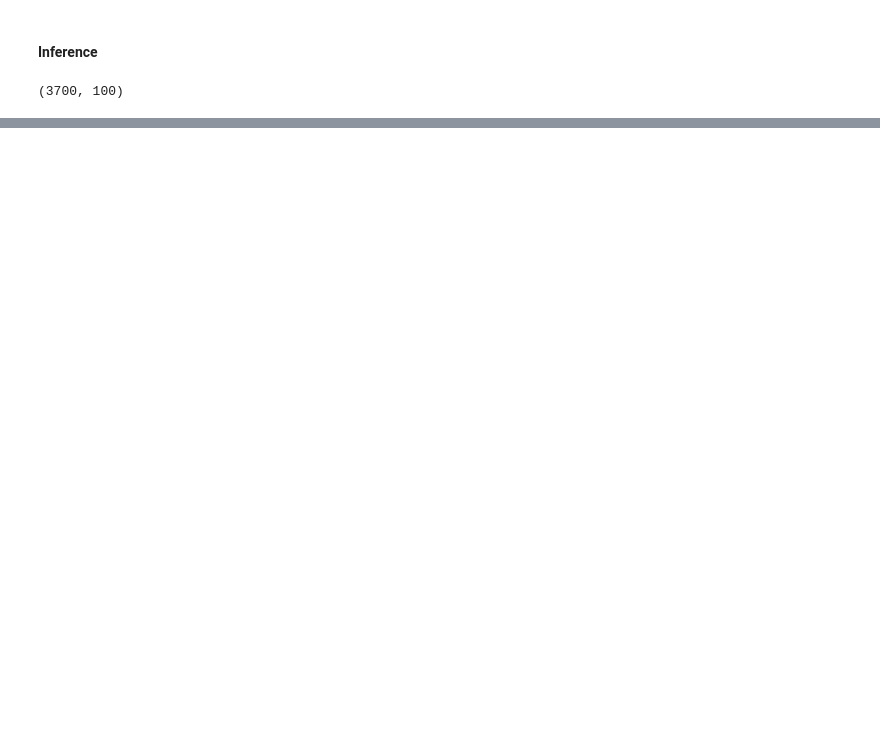
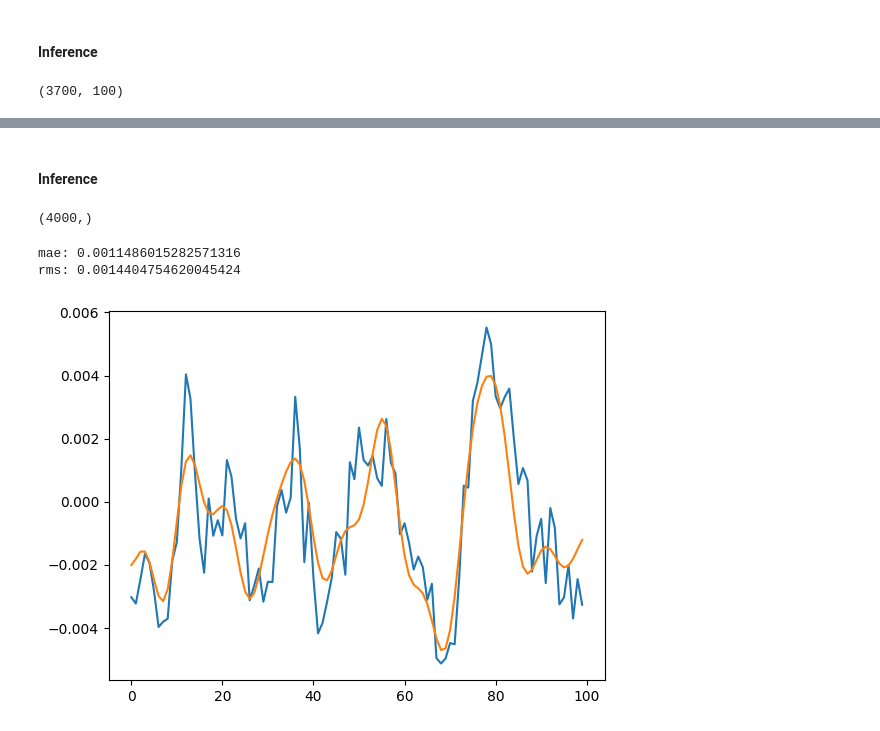
Before and after one commit to maxbalrog/laser-jitter, a Jupyter notebook: usage.ipynb, the cells around one changed output, grey strips where cells are left out. Cells and saved outputs as stored; diff of their text form; code cells hidden in the pictures; blank space fills up the shorter version.

```diff
--- a/usage.ipynb
+++ b/usage.ipynb
@@ -350,0 +444,29 @@ rms          : 0.0018066067659630468
+# %% [markdown]
+#### Inference
+# %%
+t0 = 16000
+train = ts_data[:t0]
+test = ts_data[t0:]
+print(test.shape)
+# %% [output]
+(4000,)
+# %%
+data, metrics = model_high_level.inference_on_long_series(test, ts, sequence_params,
+                                                          dataloader_params,
+                                                          forecast_window)
+# %%
+print(f'mae: {metrics[0].numpy()}')
+print(f'rms: {metrics[1].numpy()}')
+# %% [output]
+mae: 0.0011486015282571316
+rms: 0.0014404754620045424
+# %%
+predictions, actuals = data
+
+idx = 1000
+plt.figure()
+plt.plot(actuals[idx])
+plt.plot(predictions[idx])
+plt.show()
+# %% [output]
+[figure, added]
```
Also changed, not shown: parts of 18 cells of this notebook, 4 other files.
